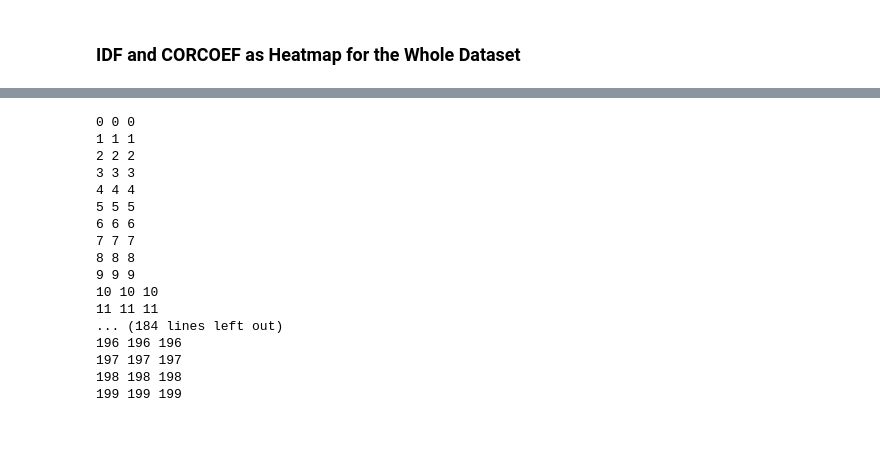
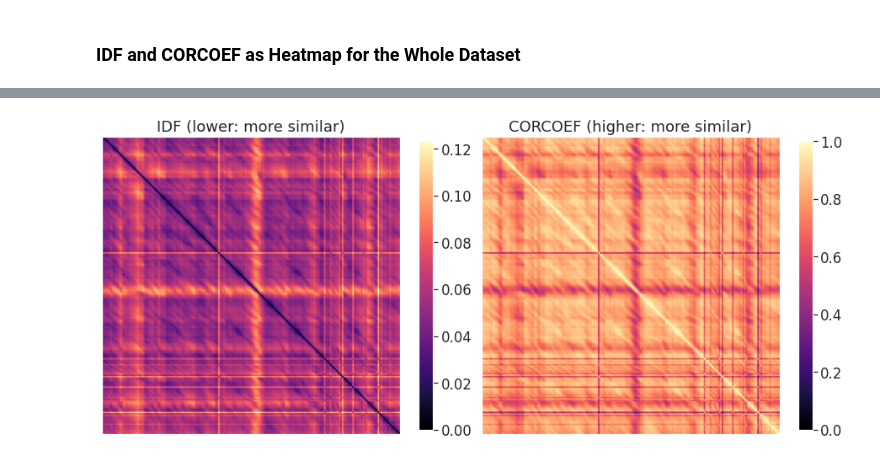
Before and after one commit to anilozdemir/AntBots, a Jupyter notebook: Webots/Highway/notebooks/dataset-creation.ipynb, the cells around one changed output, grey strips where cells are left out. Saved outputs shown, nothing was run; the diff lists cells and outputs as text; code cells hidden in the pictures; blank space fills up the shorter version.

```diff
--- a/Webots/Highway/notebooks/dataset-creation.ipynb
+++ b/Webots/Highway/notebooks/dataset-creation.ipynb
@@ -65,23 +57,18 @@ Given image `img`, find in set of images `Images`.
-# %%
-ID  = 19
-for ID in range(len(Images)):
-    img = Images[ID]
-    print(ID,findIDF(Images, img, *HW[0]), findCORCOEF(Images, img, *HW[0]))
-# %% [output]
-0 0 0
-1 1 1
-2 2 2
-3 3 3
-4 4 4
-5 5 5
-6 6 6
-7 7 7
-8 8 8
-9 9 9
-10 10 10
-11 11 11
-... (184 lines left out)
-196 196 196
-197 197 197
-198 198 198
-199 199 199
+# %%
+imgIDF     = getAllIDF(Images, *[10,36])
+imgCORCOEF = getAllCORCOEF(Images, *[10,36])
+# %%
+Img = [imgIDF, imgCORCOEF]
+Str = ['IDF (lower: more similar)', 'CORCOEF (higher: more similar)']
+p   = [None, None]
+fig, axs = P.subplots(1,2,figsize=(16,9))
+for i,ax in enumerate(axs):
+    p[i] = ax.imshow(Img[i], cmap='magma', vmin=0)
+    fig.colorbar(p[i], ax = ax, shrink=0.7)
+    ax.xaxis.set_visible(False)
+    ax.yaxis.set_visible(False)
+    ax.set_title(Str[i])
+fig.subplots_adjust(wspace=0.02, hspace=0.01)
+P.savefig('./figs/mountains-IDF-CORCOEF.pdf', dpi=900, bbox_inches = 'tight', pad_inches = 0.01)
+# %% [output]
+[figure, added]
```
Also changed, not shown: parts of 6 cells of this notebook, 5 other files.
